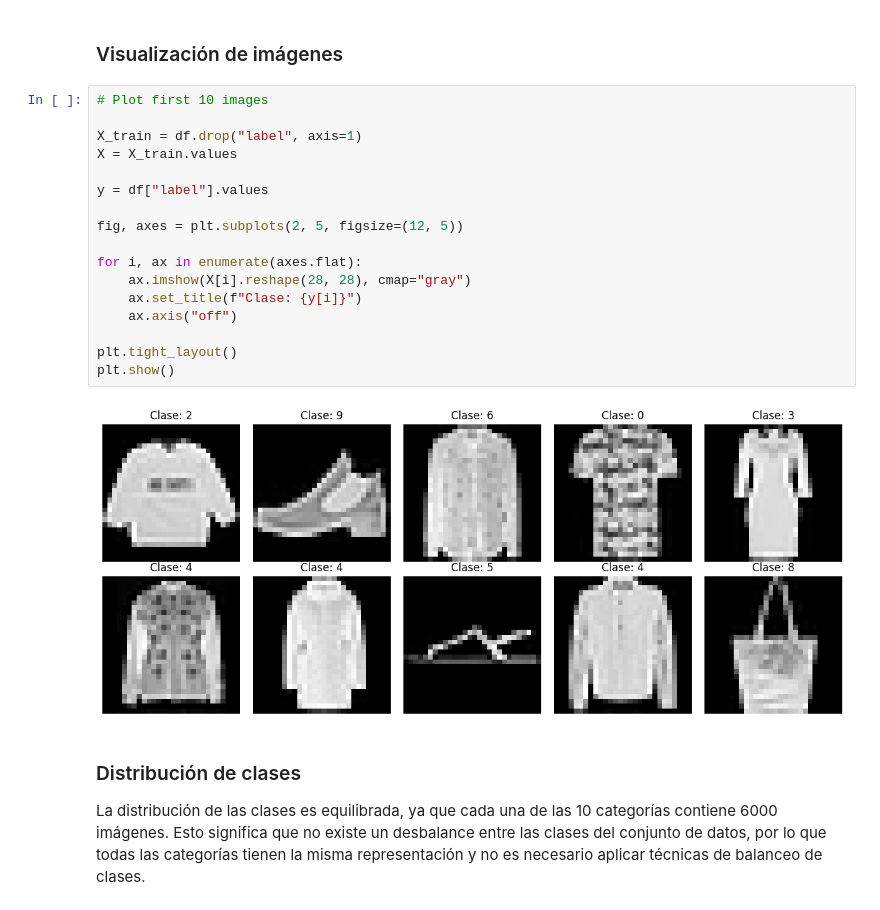
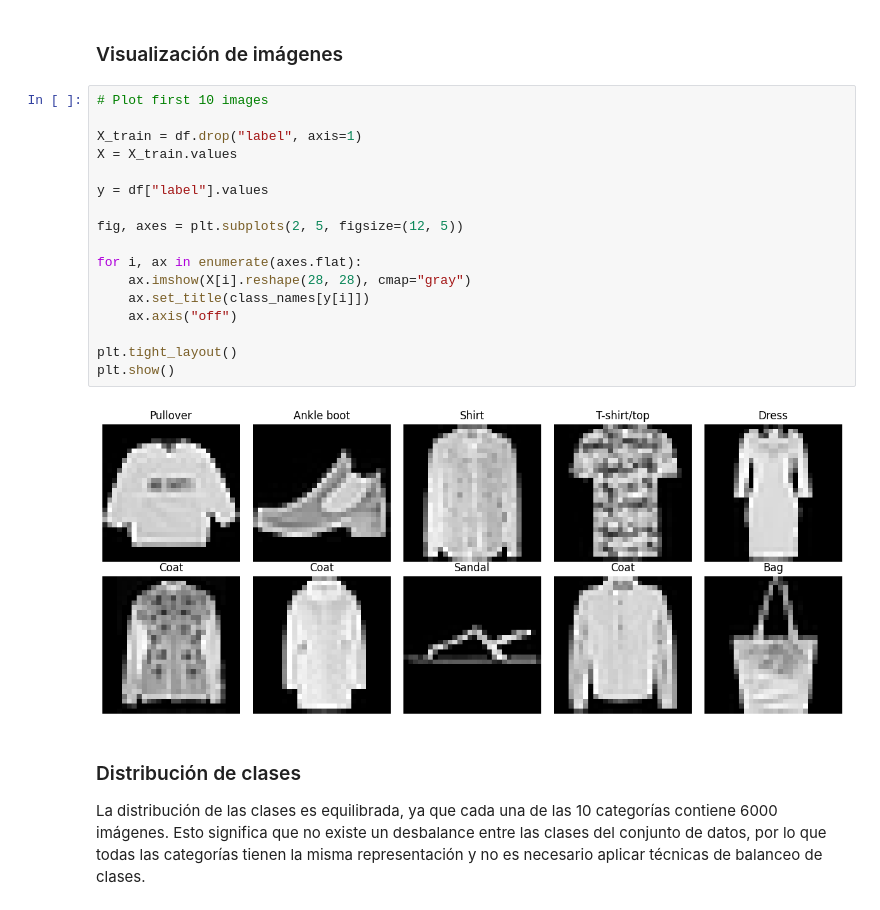
Before and after one commit to GalvanSierra/data_analyst_event_02, a Jupyter notebook: notebooks/01-fashion-mnist.ipynb, the cells around one changed output. Cells and saved outputs as stored; diff of their text form.

```diff
--- a/notebooks/01-fashion-mnist.ipynb
+++ b/notebooks/01-fashion-mnist.ipynb
@@ -62,22 +88,22 @@ Length: 785, dtype: object
 # %%
 # Plot first 10 images
 
 X_train = df.drop("label", axis=1)
 X = X_train.values
 
 y = df["label"].values
 
 fig, axes = plt.subplots(2, 5, figsize=(12, 5))
 
 for i, ax in enumerate(axes.flat):
     ax.imshow(X[i].reshape(28, 28), cmap="gray")
-    ax.set_title(f"Clase: {y[i]}")
+    ax.set_title(class_names[y[i]])
     ax.axis("off")
 
 plt.tight_layout()
 plt.show()
 # %% [output]
-[figure, old version]
+[figure, new version]
 # %% [markdown]
 ### Distribución de clases
 
```
Also changed, not shown: parts of 17 cells of this notebook.
